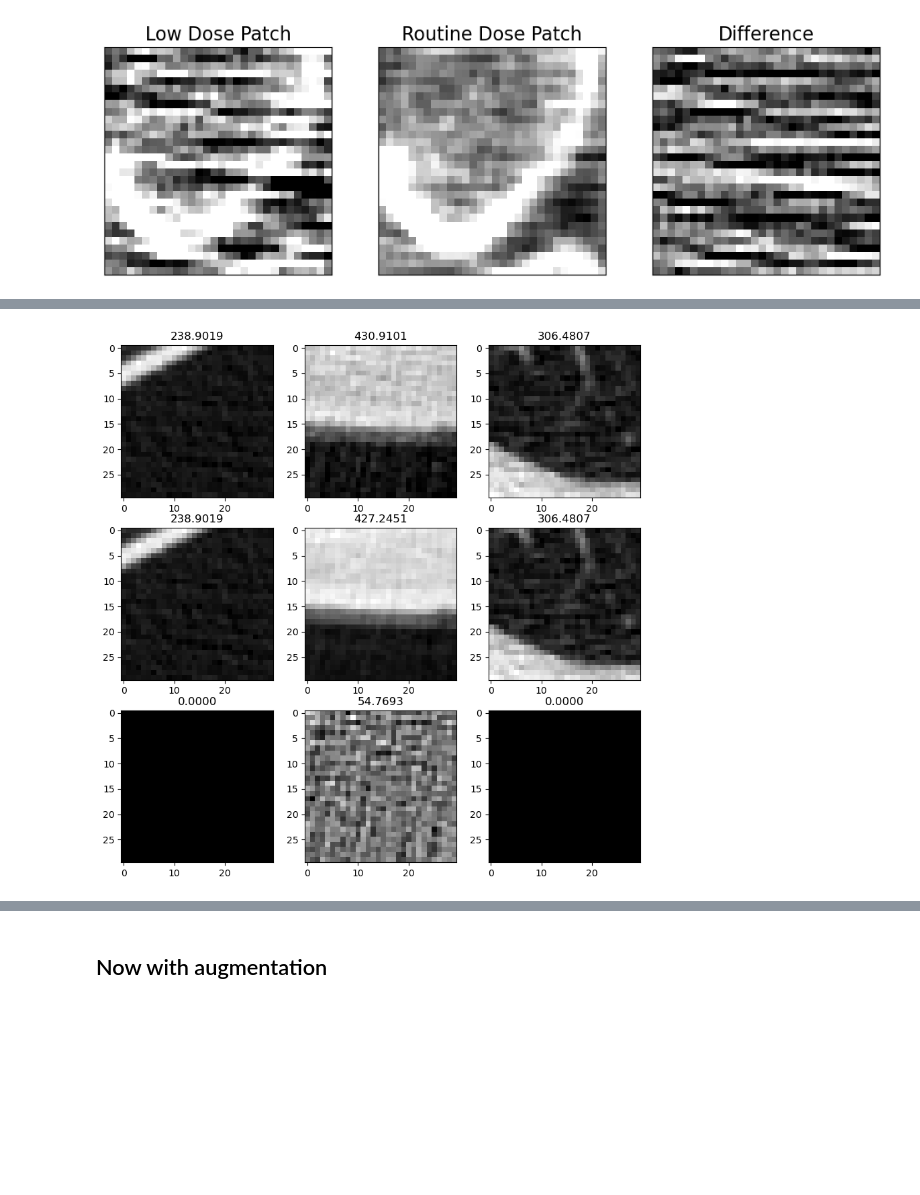
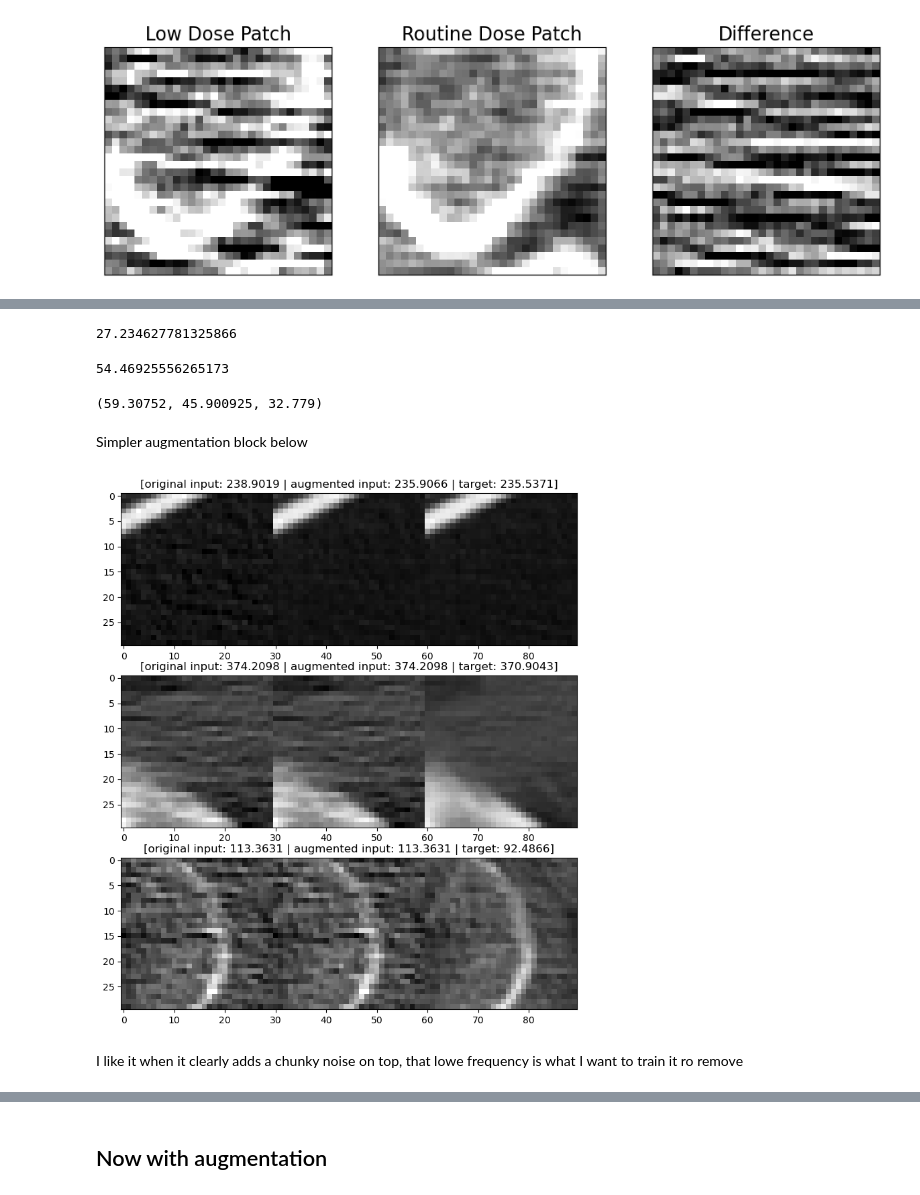
Before and after one commit to brandonjnelsonFDA/pediatric-CT-noise-texture-augmentation, a Jupyter notebook: notebooks/train_denoiser_with_augmentation.ipynb, the cells around one changed output, grey strips where cells are left out. Drawn from its saved outputs; the diff is of its cells as text; code cells hidden in the pictures; blank space fills up the shorter version.

```diff
--- a/notebooks/train_denoiser_with_augmentation.ipynb
+++ b/notebooks/train_denoiser_with_augmentation.ipynb
@@ -137,3 +136,8 @@ noise_files = [noise_patch_dir / f'diameter{d}mm.npy' for d in diameters]
 noise_patch_dict = {f.stem: np.load(f) for f in noise_files}
 noise_patches = np.concatenate(list(noise_patch_dict.values()))
 # noise_patches = np.zeros_like(noise_patches)
+# %%
+def load_noise_patches(diameters=[112, 131, 151, 185, 200, 216, 292, 350]):
+    noise_files = [noise_patch_dir / f'diameter{d}mm.npy' for d in diameters]
+    noise_patch_dict = {f.stem: np.load(f) for f in noise_files}
+    return np.concatenate(list(noise_patch_dict.values()))
@@ -139,0 +178,12 @@ noise_patches = np.concatenate(list(noise_patch_dict.values()))
+# %%
+dset = [(train_input, train_target), (val_input, val_target)]
+f, axs = plt.subplots(2, 3, sharex=True, sharey=True, figsize=(10, 5), dpi=150)
+for idx, d in enumerate(dset):
+    patches = d[1] - d[0]
+    nps = compute_nps(patches)
+    axs[0, idx].imshow(patches[0])
+    axs[0, idx].set_title('sample patch')
+    axs[0, idx].axis('off')
+    axs[1, idx].imshow(nps)
+    axs[1, idx].axis('off')
+    axs[1, idx].set_title(f'{len(patches)} patch\nstd: {patches.std():3.3f}')
@@ -139,0 +192,6 @@ noise_patches = np.concatenate(list(noise_patch_dict.values()))
+# %%
+noise_patches = load_noise_patches([112, 131, 151, 185, 216, 292])
+# %%
+noise_patches.std()
+# %% [output]
+27.234627781325866
@@ -140,42 +204,51 @@ noise_patches = np.concatenate(list(noise_patch_dict.values()))
+# %%
+get_dataset_std(2*noise_patches)
+# %% [output]
+54.46925556265173
+# %%
+get_dataset_std(train_input, train_target), get_dataset_std(val_input, val_target), get_dataset_std(test_input, test_target)
+# %% [output]
+(59.30752, 45.900925, 32.779)
 # %%
 def augment(image_label, seed, max_noise=1):
   image, label = image_label
   new_seed = tf.random.experimental.stateless_split(seed, num=1)[0, :]
   noise_patch = noise_patches[np.random.choice(list(range(len(noise_patches))))][:,:,None]
-  noise_lambda = tf.random.uniform([1], minval=0, maxval=max_noise)
+  noise_lambda = tf.random.uniform([1], minval=0, maxval=max_noise)[0]
+  add_noise = tf.random.uniform([1], minval=0, maxval=1) > 0.6 #from 0.5
 
-  add_noise = tf.random.uniform([1], minval=0, maxval=1) > 0.5
+  # print(f'lambda: {noise_lambda:0.2f}, add_noise: {add_noise}')
   if add_noise:
-    image = label + noise_lambda[0]*noise_patch
-    # image = image + noise_lambda[0]*noise_patch
+    image = label + noise_lambda*noise_patch
   return image, label
+# %% [markdown]
+Simpler augmentation block below
 # %%
 batch_size = 32
 SHUFFLE_BUFFER_SIZE = 100
 train_dataset = tf.data.Dataset.from_tensor_slices((train_input, train_target))
 val_dataset = tf.data.Dataset.from_tensor_slices((val_input, val_target))
 test_dataset = tf.data.Dataset.from_tensor_slices((test_input, test_target))
 train_dataset = train_dataset.shuffle(SHUFFLE_BUFFER_SIZE).batch(batch_size)
 test_dataset = test_dataset.batch(batch_size)
 
 rng = tf.random.Generator.from_seed(123, alg='philox')
 def f(x, y):
   seed = rng.make_seeds(2)[0]
   image, label = augment((x, y), seed)
   return image, label
 
-fig, axs = plt.subplots(3, 3, figsize=(10, 10))
+fig, axs = plt.subplots(3, 1, figsize=(10, 10))
 for images, labels in train_dataset.take(1):
   for i in range(3):
-    img = np.array(images[i])
-    aug_image = f(img, labels[i])[0]
+    img = np.squeeze(images[i])
+    aug_image = np.squeeze(f(images[i], labels[i])[0])
+    lbl = np.squeeze(labels[i])
+    diff = aug_image - img
 
-    axs[0, i].imshow(img[:,:,0], cmap='gray')
-    axs[0, i].set_title(f'{img.std():0.4f}')
-    axs[1, i].imshow(aug_image[:,:,0], cmap='gray')
-    axs[1, i].set_title(f'{np.array(aug_image).std():0.4f}')
-    diff = aug_image - img
-    axs[2, i].imshow(diff[:,:,0], cmap='gray')
-    axs[2, i].set_title(f'{np.array(diff).std():0.4f}')
+    axs[i].imshow(np.concatenate([img, aug_image, lbl], axis=1), cmap='gray')
+    axs[i].set_title(f'[original input: {img.std():0.4f} | augmented input: {aug_image.std():0.4f} | target: {lbl.std():0.4f}]')
 # %% [output]
-[figure, old version]
+[figure, new version]
+# %% [markdown]
+I like it when it clearly adds a chunky noise on top, that lowe  frequency is what I want to train it ro remove
```
Also changed, not shown: parts of 24 cells of this notebook, 4 other files.
